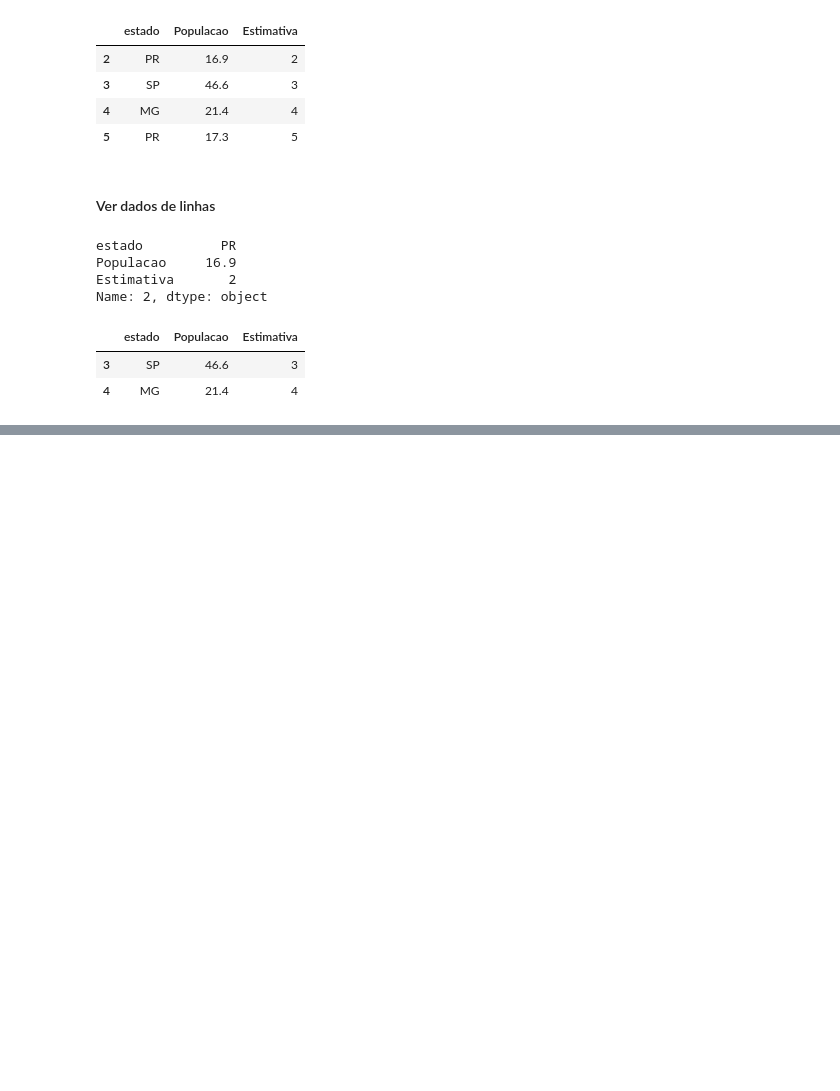
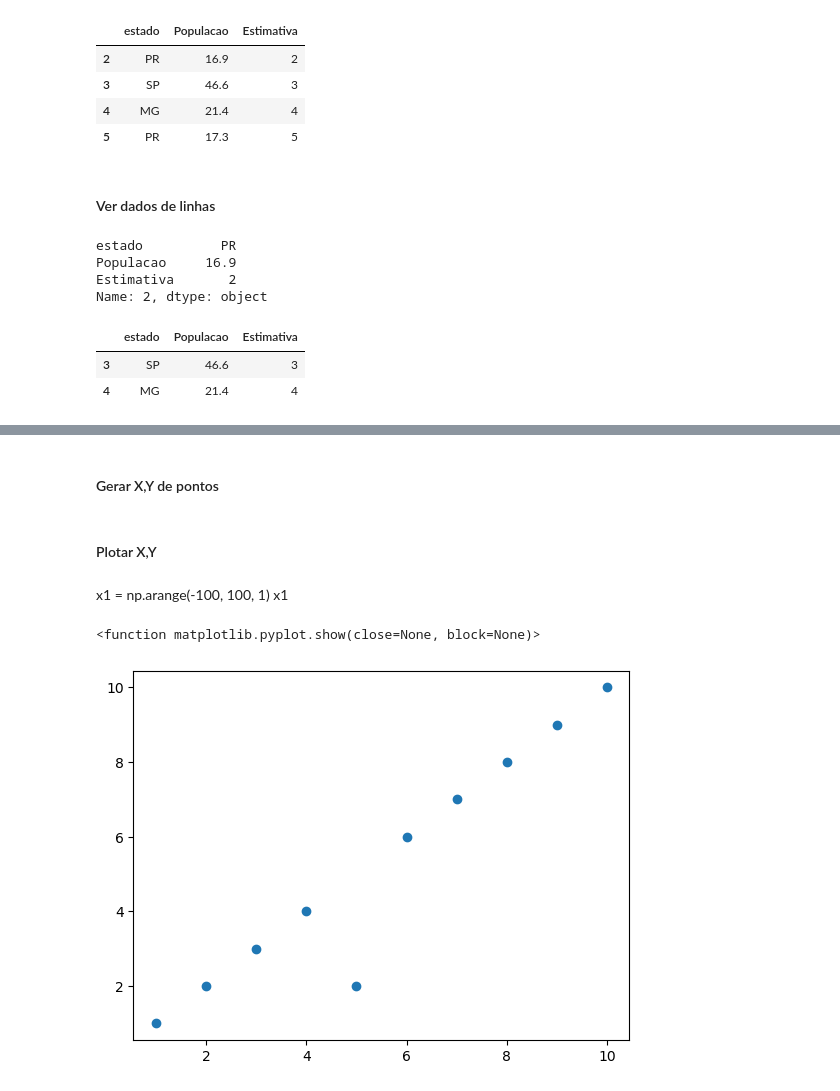
Before and after one commit to hgatoma/projecto-ds-01, a Jupyter notebook: ds-project-one.ipynb, the cells around one changed output, grey strips where cells are left out. Saved outputs shown, nothing was run; the diff lists cells and outputs as text; code cells hidden in the pictures; blank space fills up the shorter version.

```diff
--- a/ds-project-one.ipynb
+++ b/ds-project-one.ipynb
@@ -695,0 +700,16 @@ df2
+# %% [markdown]
+#### Gerar X,Y de pontos
+# %%
+x = [1, 2, 3, 4, 5, 6, 7, 8, 9, 10]
+y = [1, 2, 3, 4, 2, 6, 7, 8, 9, 10]
+# %% [markdown]
+#### Plotar X,Y
+# %% [markdown]
+x1 = np.arange(-100, 100, 1)
+x1
+# %%
+plt.scatter(x, y)
+plt.show
+# %% [output]
+<function matplotlib.pyplot.show(close=None, block=None)>
+[figure, added]
```
Also changed, not shown: parts of 48 cells of this notebook.
